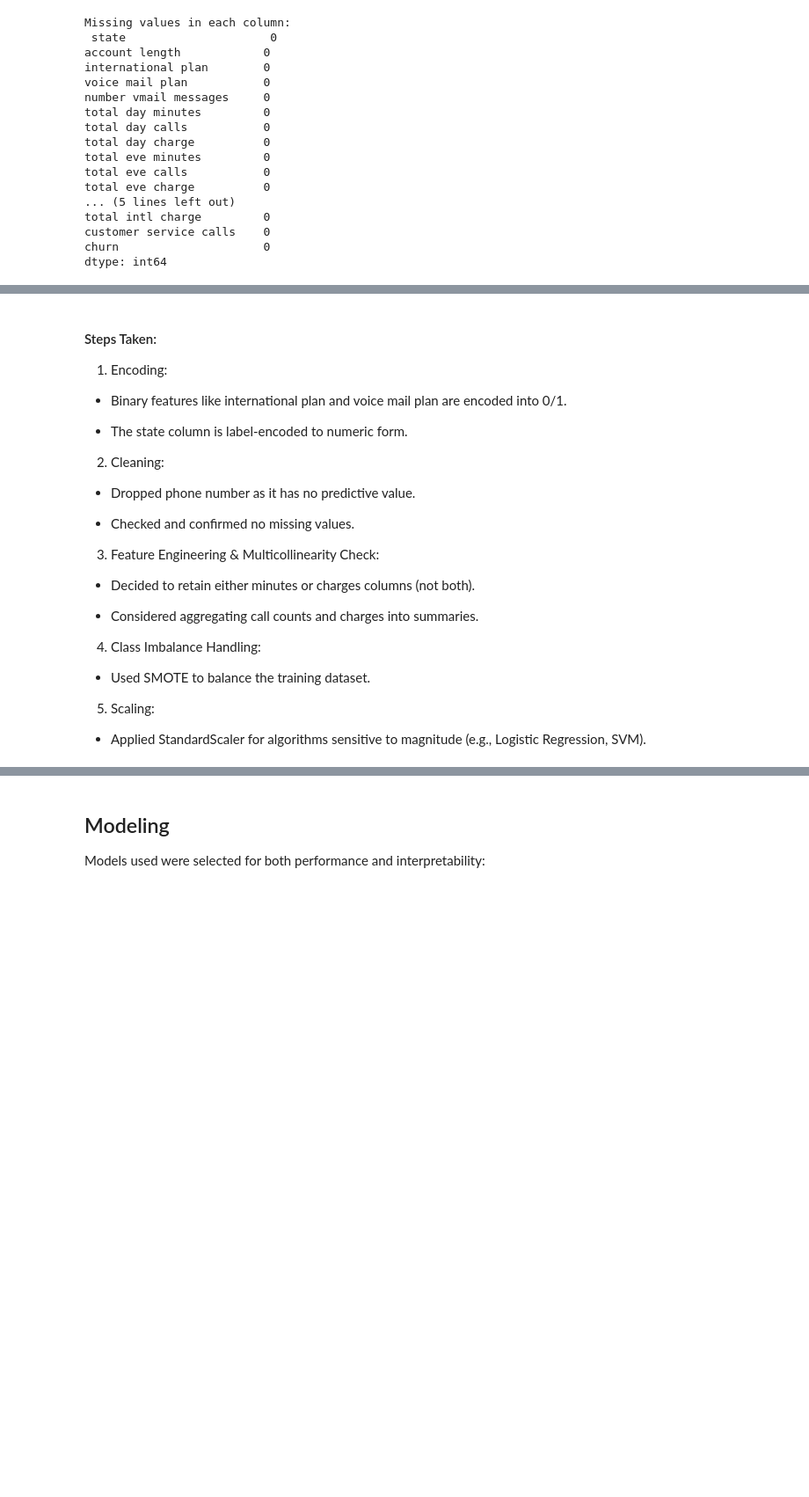
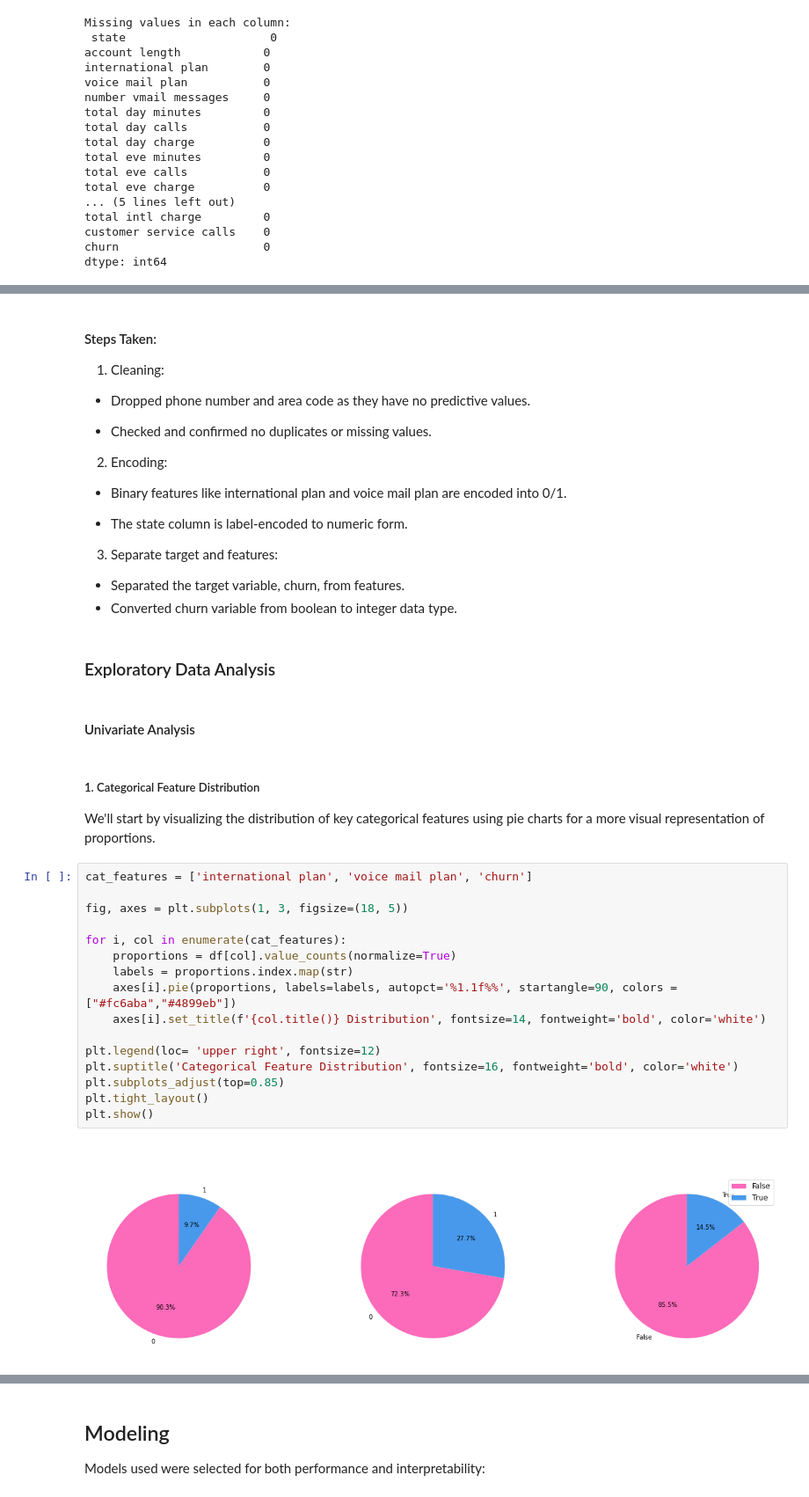
Before and after one commit to Shemnderitu/SyriaTel-Customer-Churn-Project, a Jupyter notebook: churn_prediction.ipynb, the cells around one changed output, grey strips where cells are left out. Shown at 88% size. Saved outputs shown, nothing was run; the diff lists cells and outputs as text; blank space fills up the shorter version.

Commit message:
Categorical Feature Distribution

```diff
--- a/churn_prediction.ipynb
+++ b/churn_prediction.ipynb
@@ -168,29 +163,44 @@ X_test_scaled = scaler.transform(X_test)
 # %% [markdown]
 
 #### Steps Taken:
+1. Cleaning:
 
-1. Encoding:
+- Dropped phone number and area code as they have no predictive values.
+
+- Checked and confirmed no duplicates or missing values.
+
+2. Encoding:
 
 - Binary features like international plan and voice mail plan are encoded into 0/1.
 
 - The state column is label-encoded to numeric form.
 
-2. Cleaning:
-
-- Dropped phone number as it has no predictive value.
-
-- Checked and confirmed no missing values.
-
-3. Feature Engineering & Multicollinearity Check:
-
-- Decided to retain either minutes or charges columns (not both).
-
-- Considered aggregating call counts and charges into summaries.
-
-4. Class Imbalance Handling:
-
-- Used SMOTE to balance the training dataset.
-
-5. Scaling:
-
-- Applied StandardScaler for algorithms sensitive to magnitude (e.g., Logistic Regression, SVM).
+3. Separate target and features:
+- Separated the target variable, churn, from features.
+- Converted churn variable from boolean to integer data type.
+# %% [markdown]
+### Exploratory Data Analysis
+# %% [markdown]
+#### Univariate Analysis
+# %% [markdown]
+##### 1. Categorical Feature Distribution
+
+We'll start by visualizing the distribution of key categorical features using pie charts for a more visual representation of proportions.
+# %%
+cat_features = ['international plan', 'voice mail plan', 'churn']
+
+fig, axes = plt.subplots(1, 3, figsize=(18, 5))
+
+for i, col in enumerate(cat_features):
+    proportions = df[col].value_counts(normalize=True)
+    labels = proportions.index.map(str)
+    axes[i].pie(proportions, labels=labels, autopct='%1.1f%%', startangle=90, colors = ["#fc6aba","#4899eb"])
+    axes[i].set_title(f'{col.title()} Distribution', fontsize=14, fontweight='bold', color='white')
+
+plt.legend(loc= 'upper right', fontsize=12)
+plt.suptitle('Categorical Feature Distribution', fontsize=16, fontweight='bold', color='white')
+plt.subplots_adjust(top=0.85)
+plt.tight_layout()
+plt.show()
+# %% [output]
+[figure, added]
```
Also changed, not shown: parts of 7 cells of this notebook.
